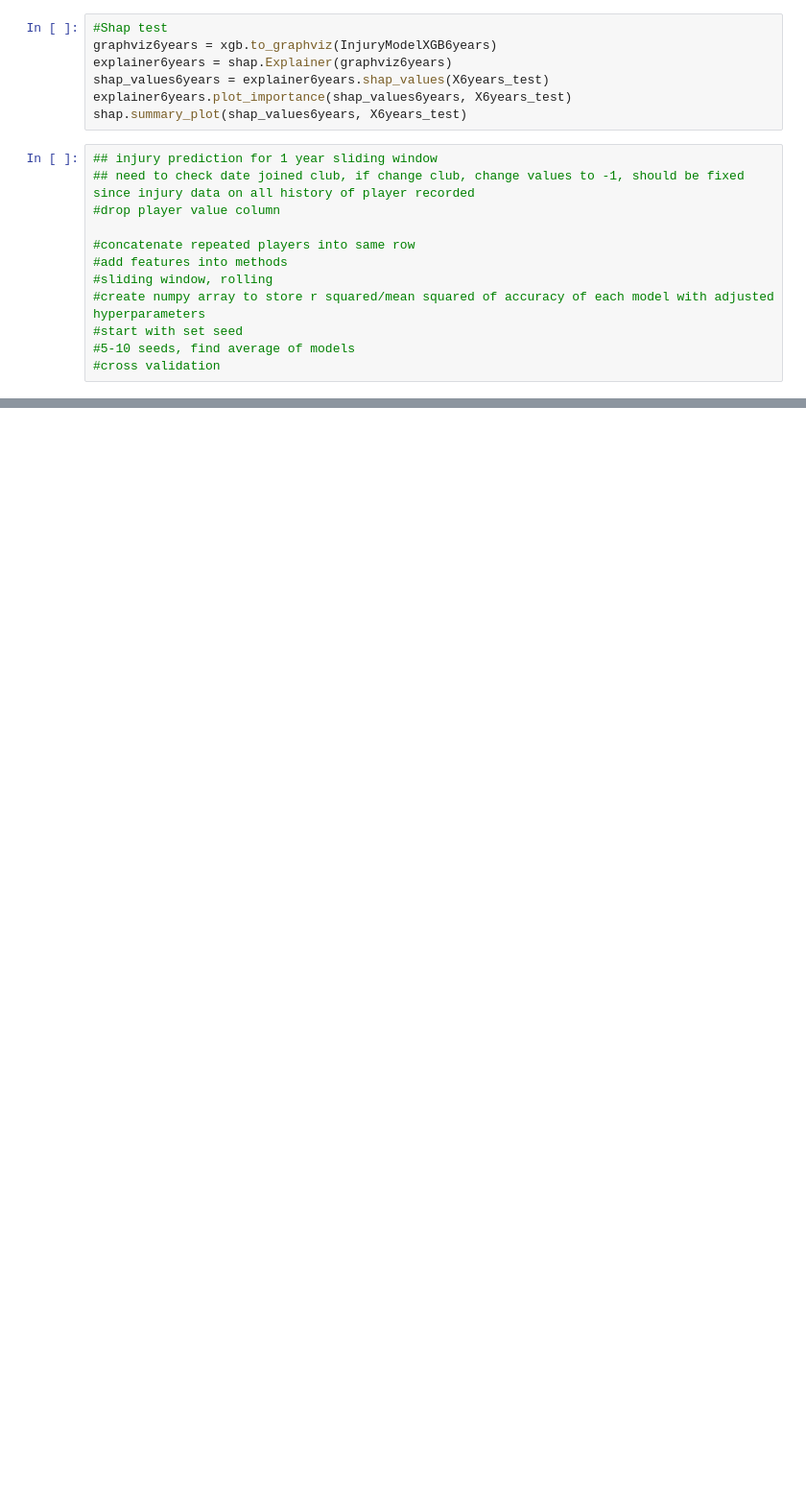
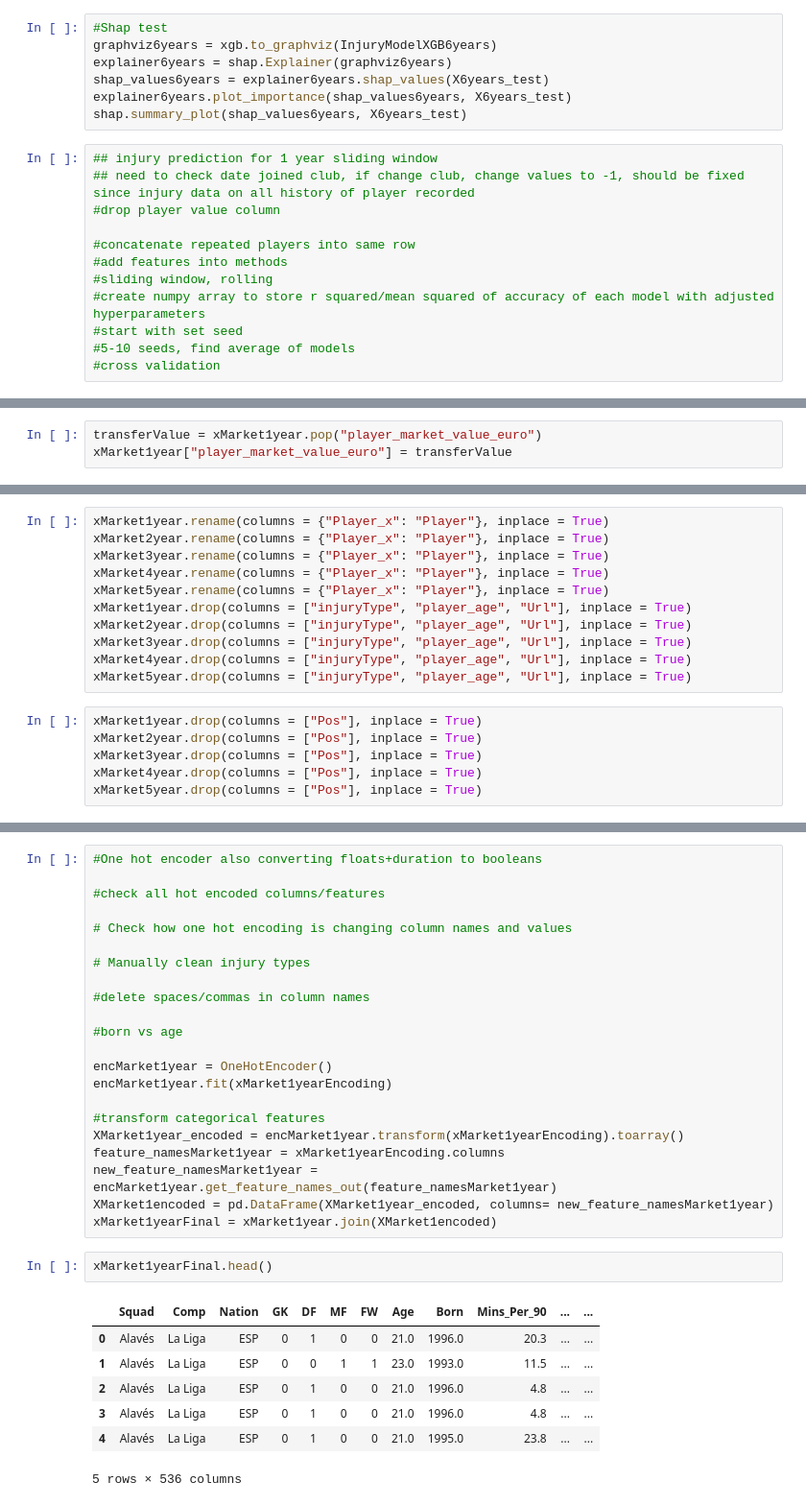
Before and after one commit to 25AlecZ/PredictingPlayerValue, a Jupyter notebook: Model.ipynb, the cells around one changed output, grey strips where cells are left out. Shown: that part at 96% size. Cells and saved outputs as stored; diff of their text form; blank space fills up the shorter version.

```diff
--- a/Model.ipynb
+++ b/Model.ipynb
@@ -667,0 +2363,3 @@ shap.summary_plot(shap_values6years, X6years_test)
+# %%
+transferValue = xMarket1year.pop("player_market_value_euro")
+xMarket1year["player_market_value_euro"] = transferValue
@@ -667,0 +3123,17 @@ shap.summary_plot(shap_values6years, X6years_test)
+# %%
+xMarket1year.rename(columns = {"Player_x": "Player"}, inplace = True)
+xMarket2year.rename(columns = {"Player_x": "Player"}, inplace = True)
+xMarket3year.rename(columns = {"Player_x": "Player"}, inplace = True)
+xMarket4year.rename(columns = {"Player_x": "Player"}, inplace = True)
+xMarket5year.rename(columns = {"Player_x": "Player"}, inplace = True)
+xMarket1year.drop(columns = ["injuryType", "player_age", "Url"], inplace = True)
+xMarket2year.drop(columns = ["injuryType", "player_age", "Url"], inplace = True)
+xMarket3year.drop(columns = ["injuryType", "player_age", "Url"], inplace = True)
+xMarket4year.drop(columns = ["injuryType", "player_age", "Url"], inplace = True)
+xMarket5year.drop(columns = ["injuryType", "player_age", "Url"], inplace = True)
+# %%
+xMarket1year.drop(columns = ["Pos"], inplace = True)
+xMarket2year.drop(columns = ["Pos"], inplace = True)
+xMarket3year.drop(columns = ["Pos"], inplace = True)
+xMarket4year.drop(columns = ["Pos"], inplace = True)
+xMarket5year.drop(columns = ["Pos"], inplace = True)
@@ -667,0 +3177,32 @@ shap.summary_plot(shap_values6years, X6years_test)
+# %%
+#One hot encoder also converting floats+duration to booleans
+
+#check all hot encoded columns/features
+
+# Check how one hot encoding is changing column names and values
+
+# Manually clean injury types
+
+#delete spaces/commas in column names
+
+#born vs age
+
+encMarket1year = OneHotEncoder()
+encMarket1year.fit(xMarket1yearEncoding)
+
+#transform categorical features
+XMarket1year_encoded = encMarket1year.transform(xMarket1yearEncoding).toarray()
+feature_namesMarket1year = xMarket1yearEncoding.columns
+new_feature_namesMarket1year = encMarket1year.get_feature_names_out(feature_namesMarket1year)
+XMarket1encoded = pd.DataFrame(XMarket1year_encoded, columns= new_feature_namesMarket1year)
+xMarket1yearFinal = xMarket1year.join(XMarket1encoded)
+# %%
+xMarket1yearFinal.head()
+# %% [output]
+|  | Squad | Comp | Nation | GK | DF | MF | FW | Age | Born | Mins_Per_90 | ... | ... |
+| 0 | Alavés | La Liga | ESP | 0 | 1 | 0 | 0 | 21.0 | 1996.0 | 20.3 | ... | ... |
+| 1 | Alavés | La Liga | ESP | 0 | 0 | 1 | 1 | 23.0 | 1993.0 | 11.5 | ... | ... |
+| 2 | Alavés | La Liga | ESP | 0 | 1 | 0 | 0 | 21.0 | 1996.0 | 4.8 | ... | ... |
+| 3 | Alavés | La Liga | ESP | 0 | 1 | 0 | 0 | 21.0 | 1996.0 | 4.8 | ... | ... |
+| 4 | Alavés | La Liga | ESP | 0 | 1 | 0 | 0 | 21.0 | 1995.0 | 23.8 | ... | ... |
+5 rows × 536 columns
```
Also changed, not shown: parts of 183 cells of this notebook.
